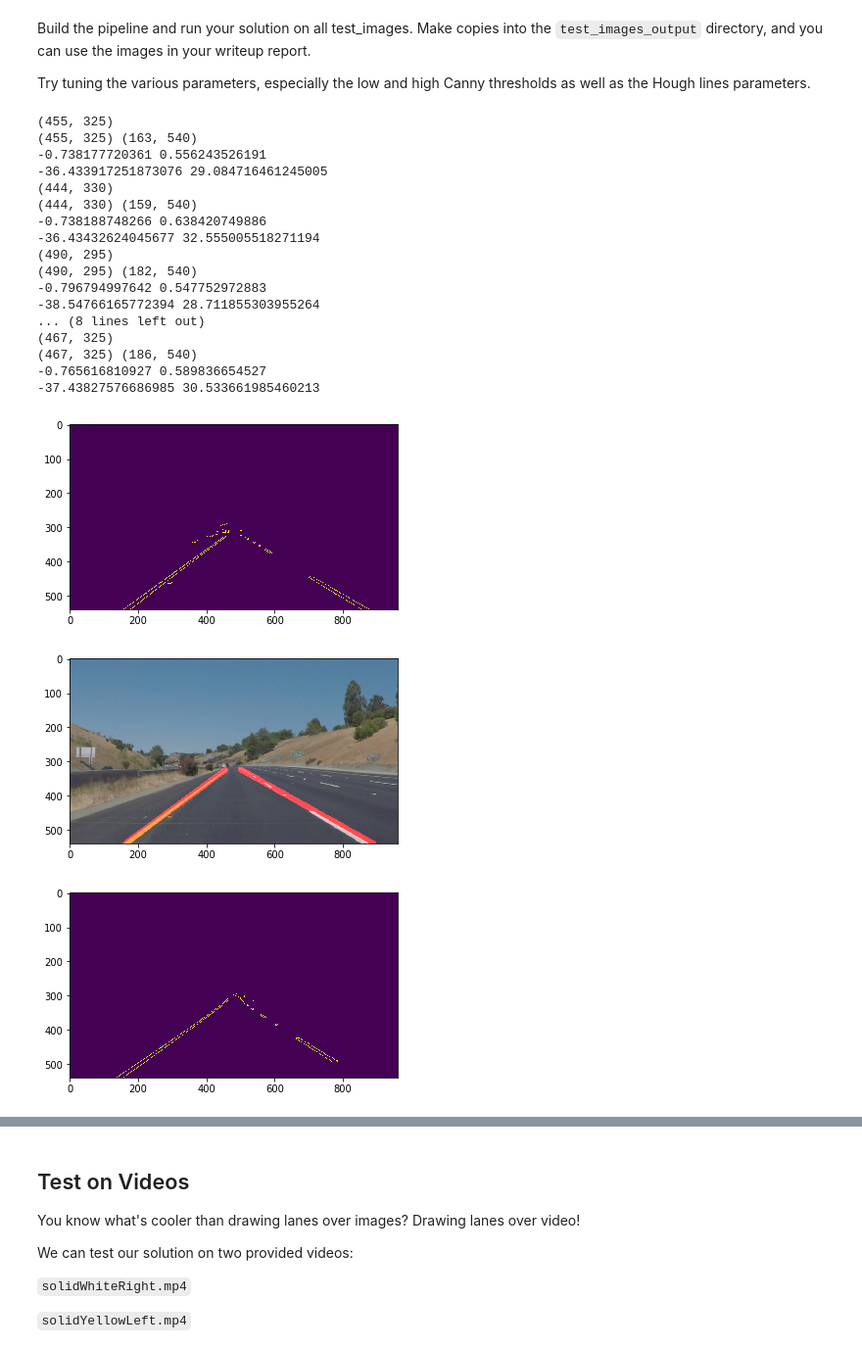
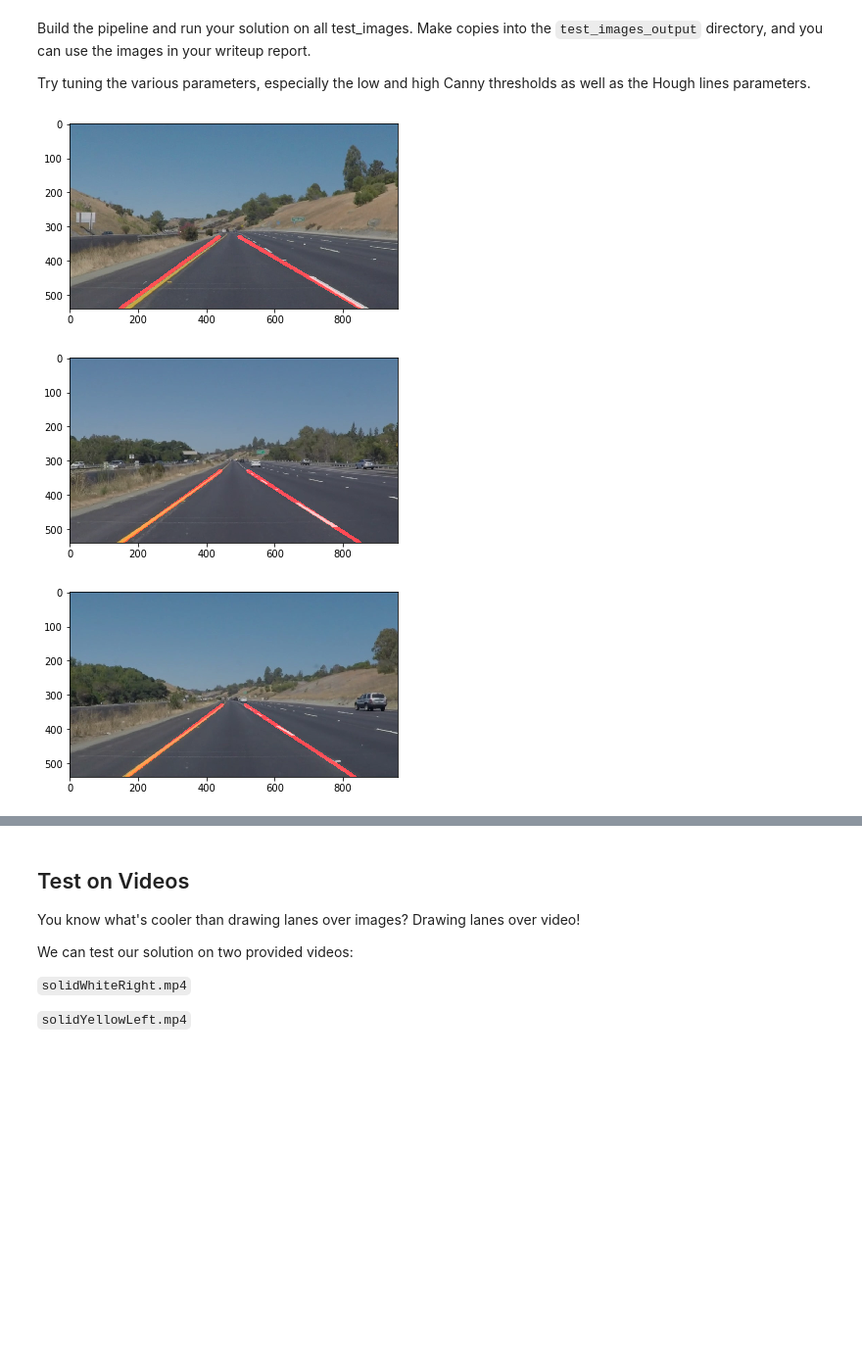
Before and after one commit to knguyen0105/CarND-LaneLines-P1, a Jupyter notebook: P1.ipynb, the cells around one changed output, grey strips where cells are left out. Shown at 98% size. Saved outputs shown, nothing was run; the diff lists cells and outputs as text; code cells hidden in the pictures; blank space fills up the shorter version.

```diff
--- a/P1.ipynb
+++ b/P1.ipynb
@@ -265,66 +237,39 @@ def find_lane(image):
 
     #gray
     img_gray = grayscale(image)
-    #plt.figure()
-    #plt.imshow(img_gray)
 
     #blur
     kernel_size=5
     img_blur_gray = gaussian_blur(img_gray,kernel_size)
-    #plt.figure()
-    #plt.imshow(img_blur_gray)
 
     #canny
-    low_threshold = 100
+    low_threshold = 50
     high_threshold = 200
     img_canny = canny(img_blur_gray, low_threshold, high_threshold)
-    #plt.figure()
-    #plt.imshow(img_canny)
 
     #roi
     imshape = image.shape
     vertices = np.array([[(0,imshape[0]),(450, 290), (490, 290), (imshape[1],imshape[0])]], dtype=np.int32)
     img_roi = region_of_interest(img_canny, vertices)
-    plt.figure()
-    plt.imshow(img_roi)
 
     #hough
     rho = 2
     theta = np.pi/180
-    threshold = 5
+    threshold = 1
     min_line_length = 40
     max_line_gap= 20
     img_hough = hough_lines(img_roi, rho, theta, threshold, min_line_length, max_line_gap)
-    #plt.figure()
-    #plt.imshow(img_hough)
 
     #final
     img_weighted = weighted_img(img_hough, image)
     return img_weighted
 
 for image_file in os.listdir("test_images/"):
     image = mpimg.imread('test_images/' + image_file)
     img_lane = find_lane(image)
     plt.figure()
     plt.imshow(img_lane)
 # %% [output]
-(455, 325)
-(455, 325) (163, 540)
--0.738177720361 0.556243526191
--36.433917251873076 29.084716461245005
-(444, 330)
-(444, 330) (159, 540)
--0.738188748266 0.638420749886
--36.43432624045677 32.555005518271194
-(490, 295)
-(490, 295) (182, 540)
--0.796794997642 0.547752972883
--38.54766165772394 28.711855303955264
-... (8 lines left out)
-(467, 325)
-(467, 325) (186, 540)
--0.765616810927 0.589836654527
--37.43827576686985 30.533661985460213
-[figure, old version]
+[figure, new version]
-[figure, old version]
+[figure, new version]
-[figure, old version]
+[figure, new version]
```
Also changed, not shown: parts of 6 cells of this notebook.
